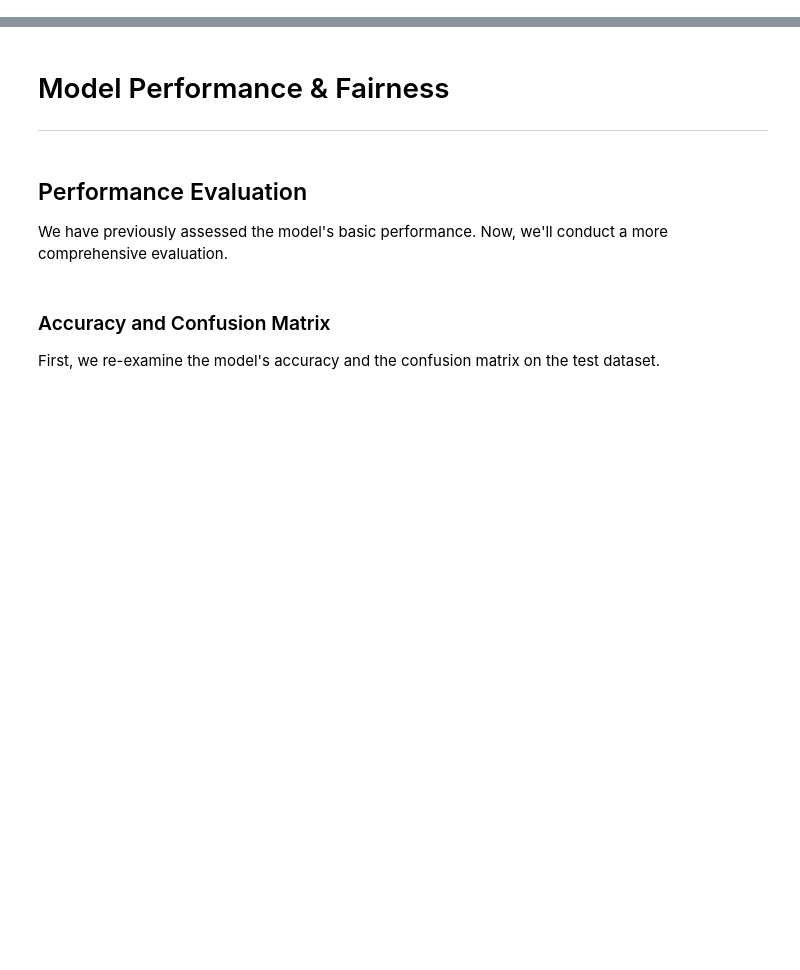
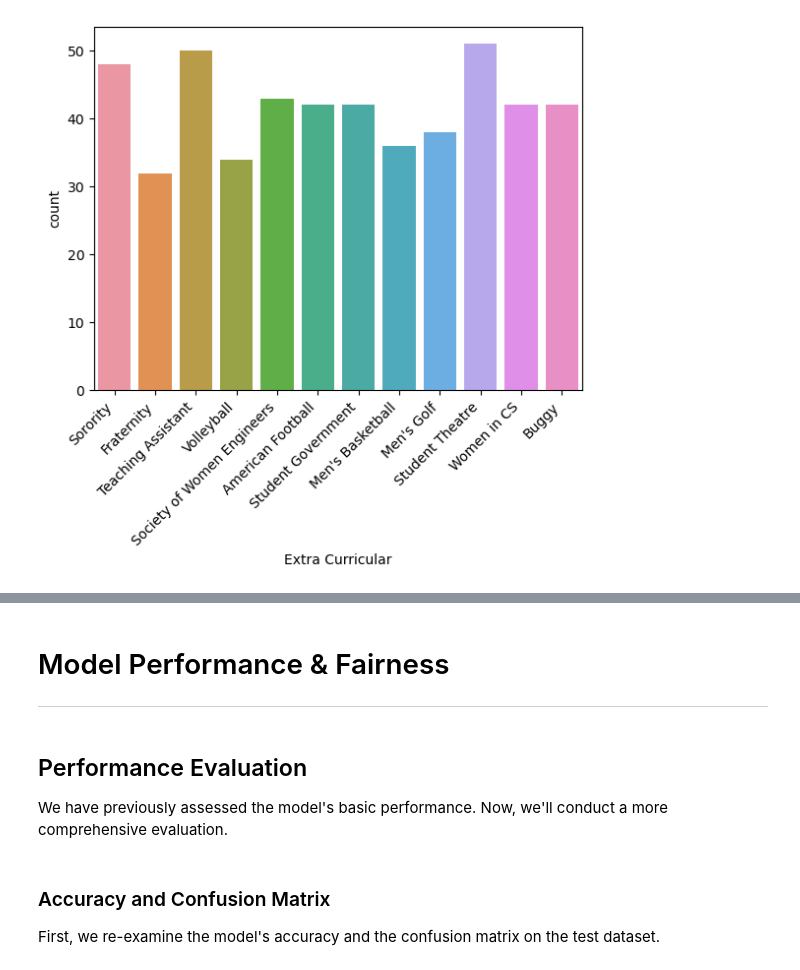
Before and after one commit to CMU-17313Q/fall23-nodebb-6-bits, a Jupyter notebook: Model Performance & Fairness.ipynb, the cells around one changed output, grey strips where cells are left out. Drawn from its saved outputs; the diff is of its cells as text; code cells hidden in the pictures; blank space fills up the shorter version.

```diff
--- a/Model Performance & Fairness.ipynb
+++ b/Model Performance & Fairness.ipynb
@@ -0,0 +54,4 @@
+# %%
+plot_column('Extra Curricular')
+# %% [output]
+[figure, added]
```
Also changed, not shown: parts of 19 cells of this notebook.
